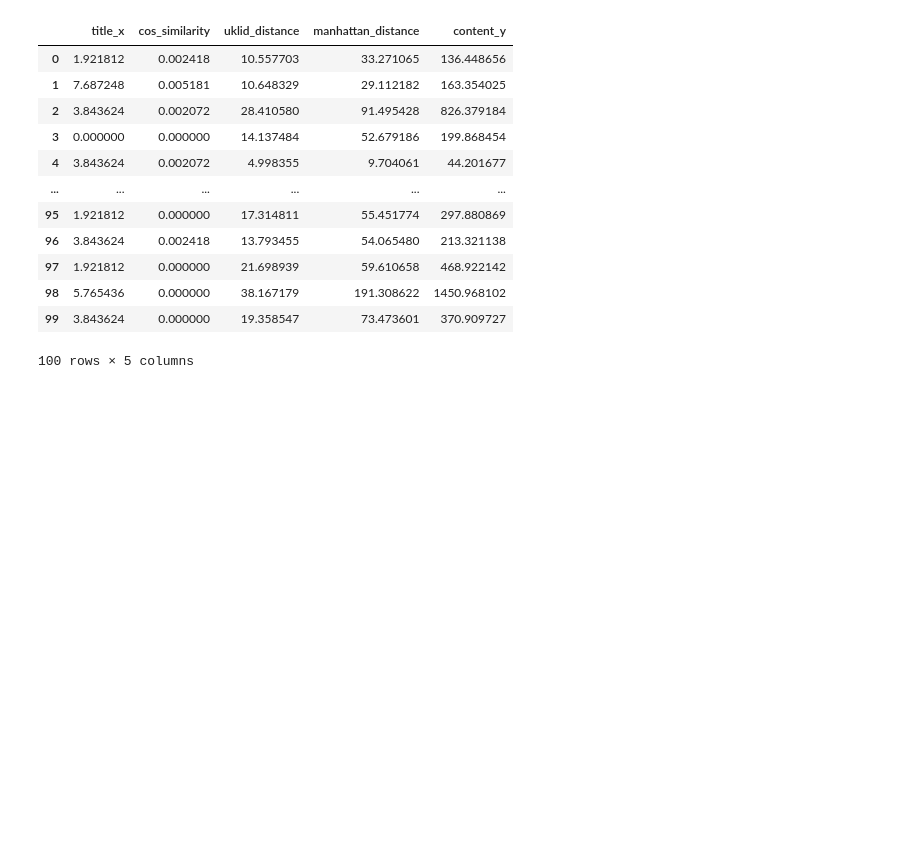
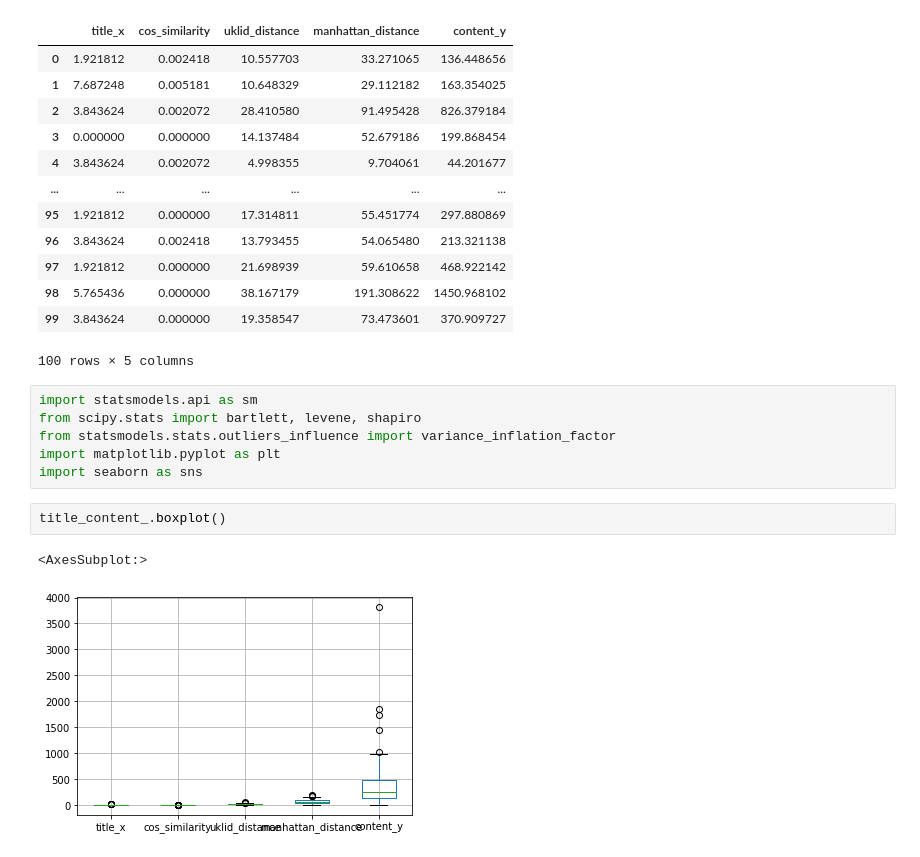
Before and after one commit to soldierzeus/bigdata_thunder, a Jupyter notebook: bigdata3/note/analyzing_bigdata_project.ipynb, the cells around one changed output. Cells and saved outputs as stored; diff of their text form; blank space fills up the shorter version.

```diff
--- a/bigdata3/note/analyzing_bigdata_project.ipynb
+++ b/bigdata3/note/analyzing_bigdata_project.ipynb
@@ -248,3 +248,14 @@ title_content_
 | 98 | 5.765436 | 0.000000 | 38.167179 | 191.308622 | 1450.968102 |
 | 99 | 3.843624 | 0.000000 | 19.358547 | 73.473601 | 370.909727 |
 100 rows × 5 columns
+# %%
+import statsmodels.api as sm
+from scipy.stats import bartlett, levene, shapiro
+from statsmodels.stats.outliers_influence import variance_inflation_factor
+import matplotlib.pyplot as plt
+import seaborn as sns
+# %%
+title_content_.boxplot()
+# %% [output]
+<AxesSubplot:>
+[figure, added]
```
Also changed, not shown: parts of 9 cells of this notebook.
